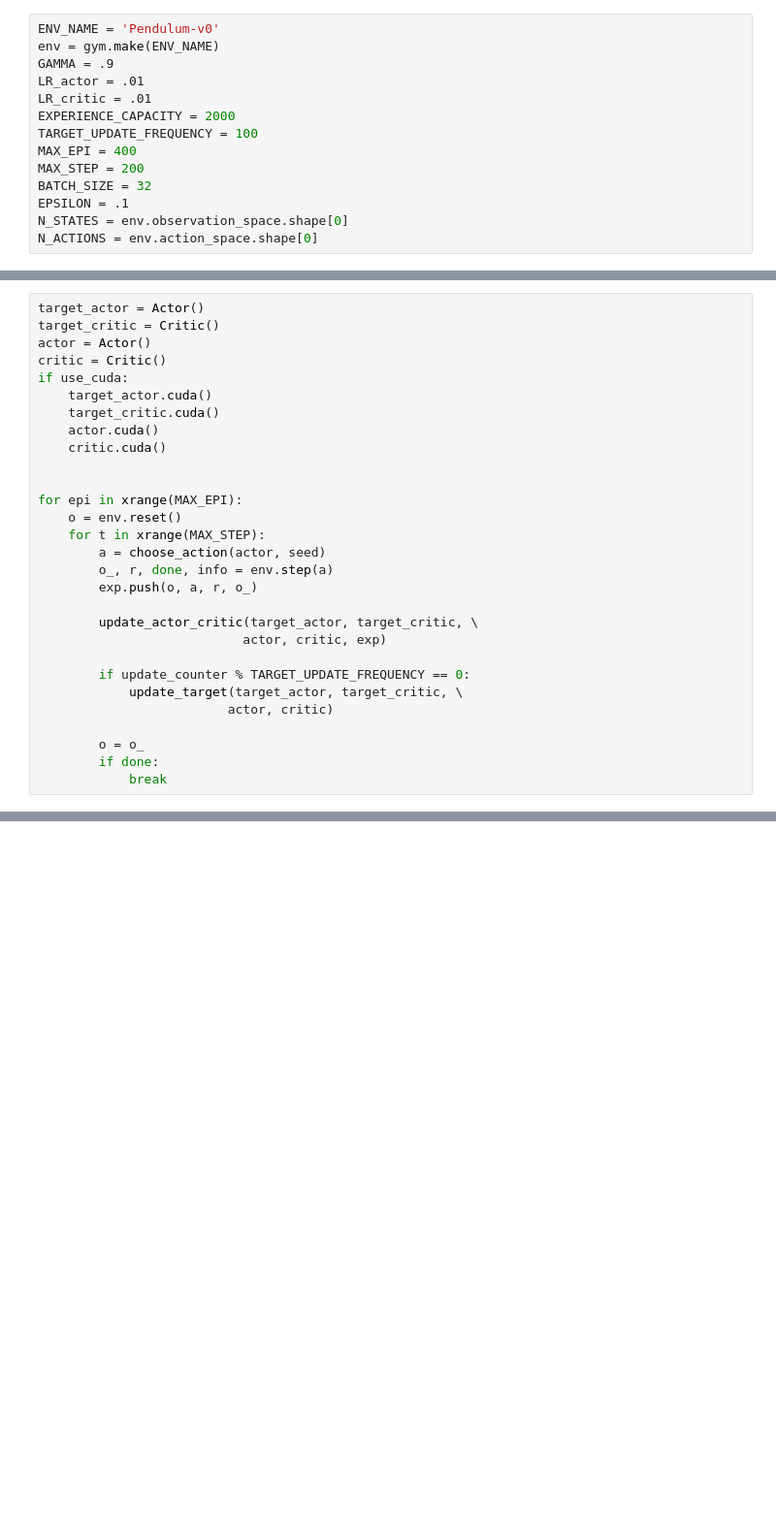
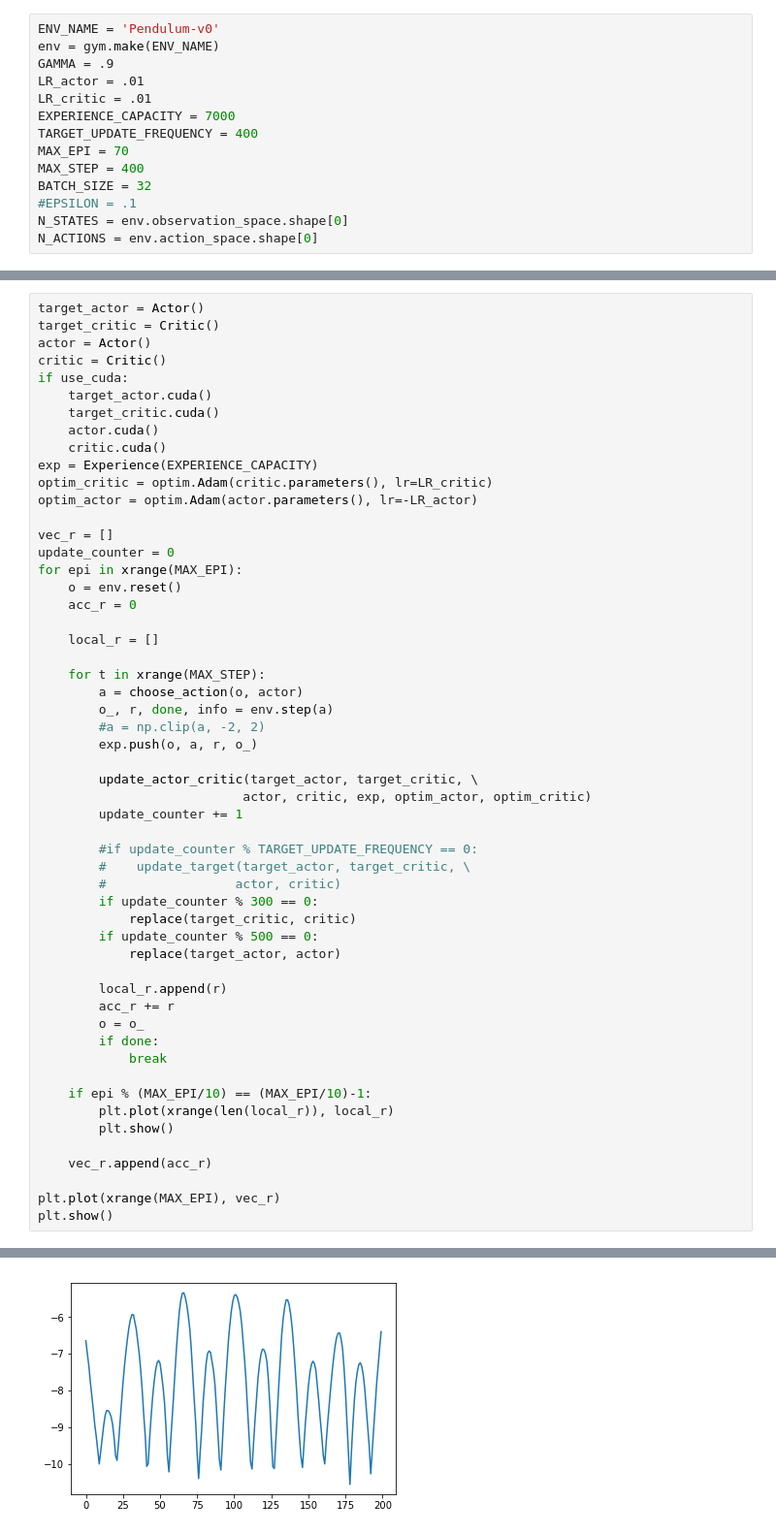
Before and after one commit to meltycriss/tutorial, a Jupyter notebook: gym/pendulum_ddpg.ipynb, the cells around one changed output, grey strips where cells are left out. Shown at 97% size. Drawn from its saved outputs; the diff is of its cells as text; blank space fills up the shorter version.

```diff
--- a/gym/pendulum_ddpg.ipynb
+++ b/gym/pendulum_ddpg.ipynb
@@ -15,12 +17,12 @@ env = gym.make(ENV_NAME)
 GAMMA = .9
 LR_actor = .01
 LR_critic = .01
-EXPERIENCE_CAPACITY = 2000
-TARGET_UPDATE_FREQUENCY = 100
-MAX_EPI = 400
-MAX_STEP = 200
+EXPERIENCE_CAPACITY = 7000
+TARGET_UPDATE_FREQUENCY = 400
+MAX_EPI = 70
+MAX_STEP = 400
 BATCH_SIZE = 32
-EPSILON = .1
+#EPSILON = .1
 N_STATES = env.observation_space.shape[0]
 N_ACTIONS = env.action_space.shape[0]
 # %% [output]
@@ -82,23 +135,48 @@ if use_cuda:
     target_critic.cuda()
     actor.cuda()
     critic.cuda()
+exp = Experience(EXPERIENCE_CAPACITY)
+optim_critic = optim.Adam(critic.parameters(), lr=LR_critic)
+optim_actor = optim.Adam(actor.parameters(), lr=-LR_actor)
 
-
+vec_r = []
+update_counter = 0
 for epi in xrange(MAX_EPI):
     o = env.reset()
+    acc_r = 0
+
+    local_r = []
+
     for t in xrange(MAX_STEP):
-        a = choose_action(actor, seed)
+        a = choose_action(o, actor)
         o_, r, done, info = env.step(a)
+        #a = np.clip(a, -2, 2)
         exp.push(o, a, r, o_)
 
         update_actor_critic(target_actor, target_critic, \
-                           actor, critic, exp)
+                           actor, critic, exp, optim_actor, optim_critic)
+        update_counter += 1
 
-        if update_counter % TARGET_UPDATE_FREQUENCY == 0:
-            update_target(target_actor, target_critic, \
-                         actor, critic)
+        #if update_counter % TARGET_UPDATE_FREQUENCY == 0:
+        #    update_target(target_actor, target_critic, \
+        #                 actor, critic)
+        if update_counter % 300 == 0:
+            replace(target_critic, critic)
+        if update_counter % 500 == 0:
+            replace(target_actor, actor)
 
+        local_r.append(r)
+        acc_r += r
         o = o_
         if done:
             break
+
+    if epi % (MAX_EPI/10) == (MAX_EPI/10)-1:
+        plt.plot(xrange(len(local_r)), local_r)
+        plt.show()
+
+    vec_r.append(acc_r)
+
+plt.plot(xrange(MAX_EPI), vec_r)
+plt.show()
 # %% [output]
@@ -106,0 +183 @@ for epi in xrange(MAX_EPI):
+[figure, added]
```
Also changed, not shown: parts of 9 cells of this notebook, 2 other files.
